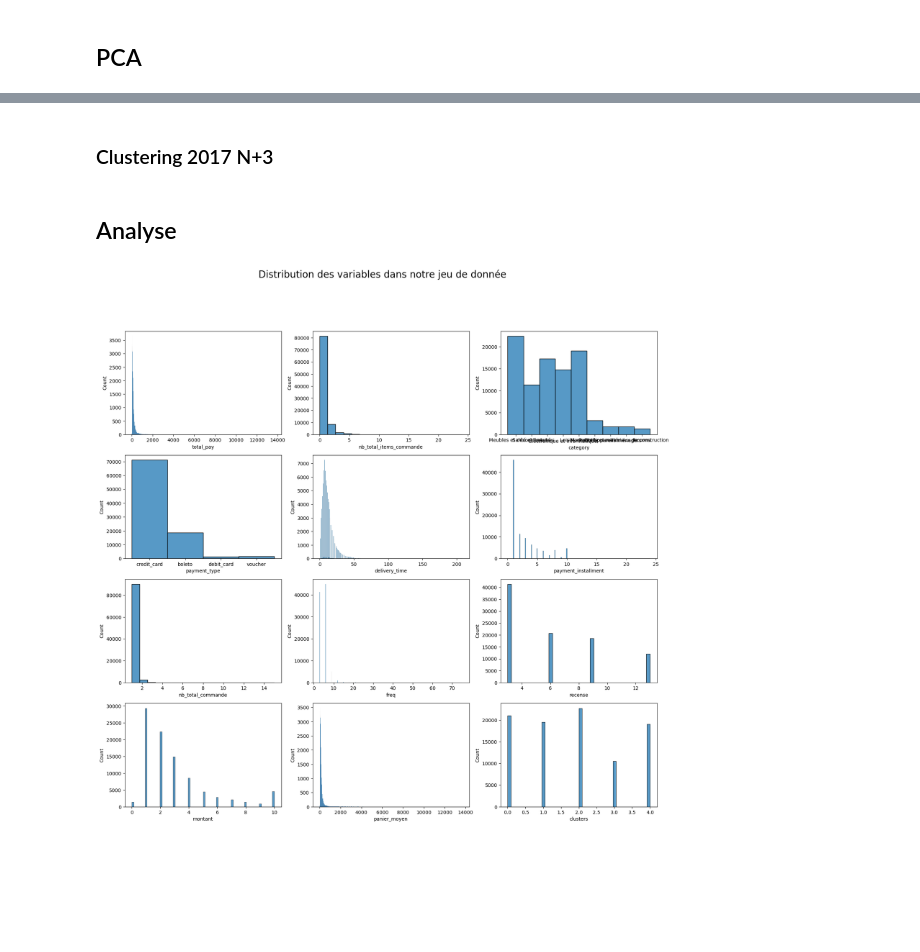
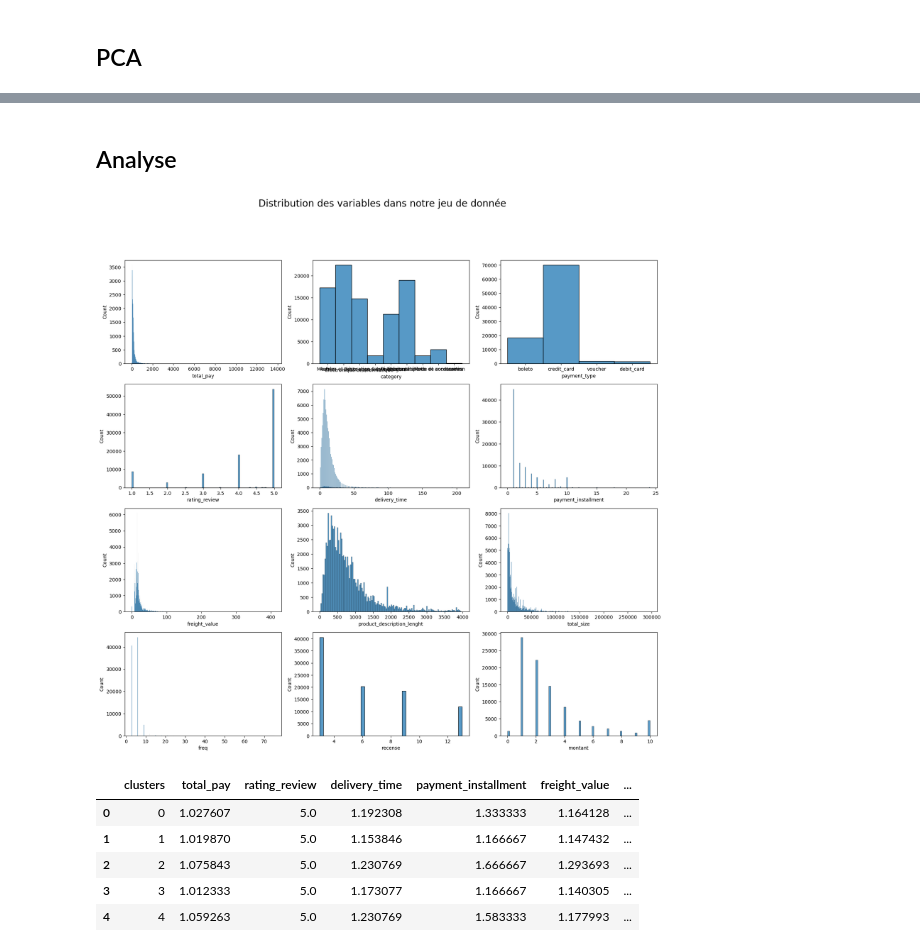
Before and after one commit to Thomas-Dulompont/Segmentation-Client, a Jupyter notebook: notebooks/analyse.ipynb, the cells around one changed output, grey strips where cells are left out. Saved outputs shown, nothing was run; the diff lists cells and outputs as text; code cells hidden in the pictures; blank space fills up the shorter version.

```diff
--- a/notebooks/analyse.ipynb
+++ b/notebooks/analyse.ipynb
@@ -376,2 +532,4 @@ clusters = model.fit_predict(df_t2, categorical=[11,12])
 # %% [markdown]
 ## PCA
+# %%
+df_full = df.drop(['purchase_date','months','Season','months','Year','nb_prod_different','nb_review','nb_total_items_commande','nb_total_commande','panier_moyen'],axis=1)
@@ -416,24 +601,22 @@ sns.scatterplot(data=df_pca,x=df_pca.iloc[:,0],y=df_pca.iloc[:,1],hue='cluster',
 #         yshift=5,
 #     )
 # fig.show()
-# %% [markdown]
-### Clustering 2017 N+3
 # %% [markdown]
 ## Analyse
 # %%
 fig, ax =plt.subplots(4,3,figsize=(20,18))
 plt.suptitle("Distribution des variables dans notre jeu de donnée",fontsize =20)
 n=0
 p=0
-for name in df.columns.tolist():
+for name in df_full.columns.tolist():
     sns.histplot(ax=ax[n,p],x=name,data=df)
     if p ==0 or p%2!=0:
         p+=1
     elif p == 2 :
         p=0
         n+=1
 # %% [output]
-[figure, old version]
+[figure, new version]
 # %%
 mms = MinMaxScaler(feature_range =(1,5))
 # %%
@@ -445,4 +628,13 @@ df_clusters['clusters']=clusters_list
 df_clusters= df_clusters.groupby('clusters').agg('median').reset_index()
+# %%
+df_clusters
+# %% [output]
+|  | clusters | total_pay | rating_review | delivery_time | payment_installment | freight_value | ... |
+| 0 | 0 | 1.027607 | 5.0 | 1.192308 | 1.333333 | 1.164128 | ... |
+| 1 | 1 | 1.019870 | 5.0 | 1.153846 | 1.166667 | 1.147432 | ... |
+| 2 | 2 | 1.075843 | 5.0 | 1.230769 | 1.666667 | 1.293693 | ... |
+| 3 | 3 | 1.012333 | 5.0 | 1.173077 | 1.166667 | 1.140305 | ... |
+| 4 | 4 | 1.059263 | 5.0 | 1.230769 | 1.583333 | 1.177993 | ... |
 # %%
 import plotly.graph_objects as go
 # %%
```
Also changed, not shown: parts of 38 cells of this notebook, 1 other file.
